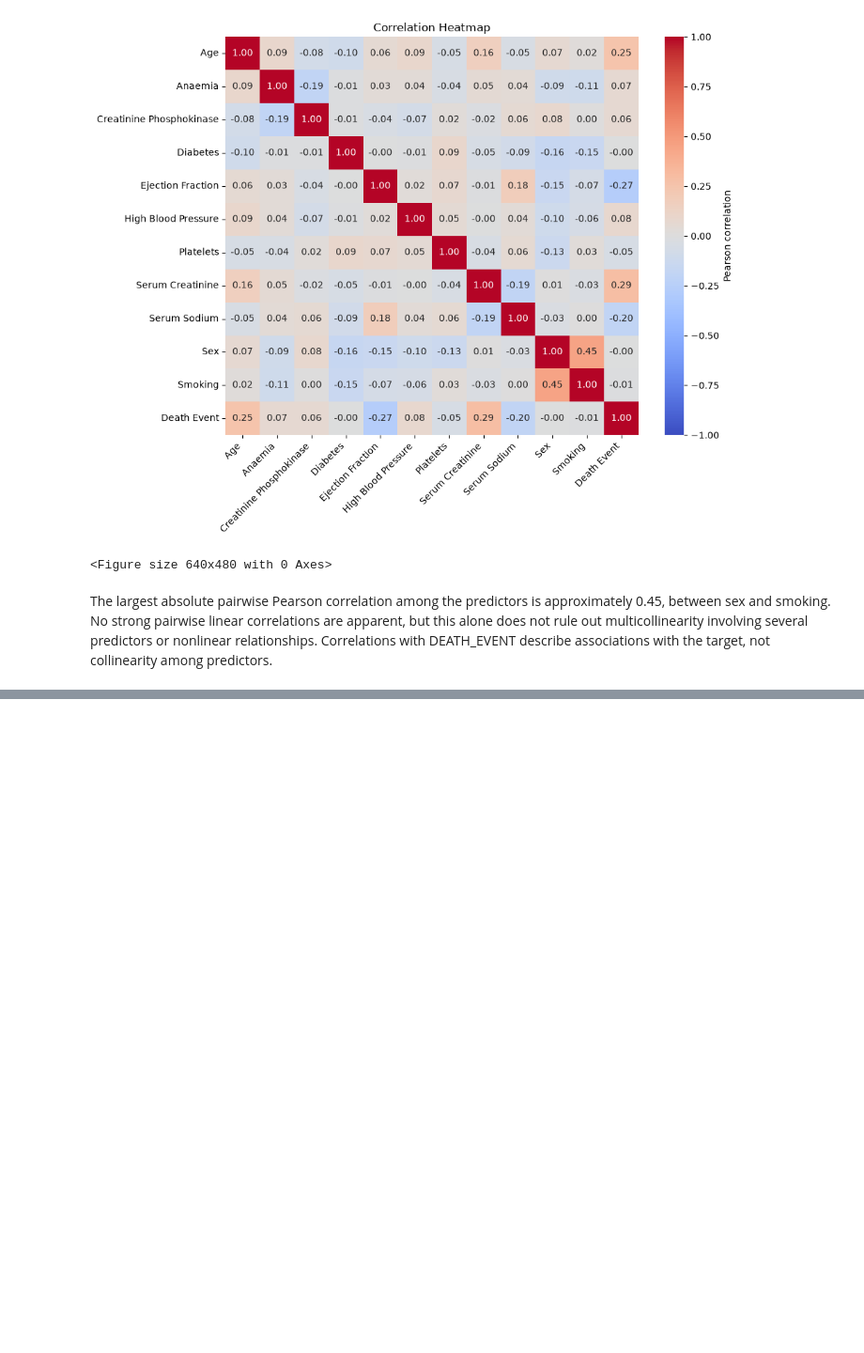
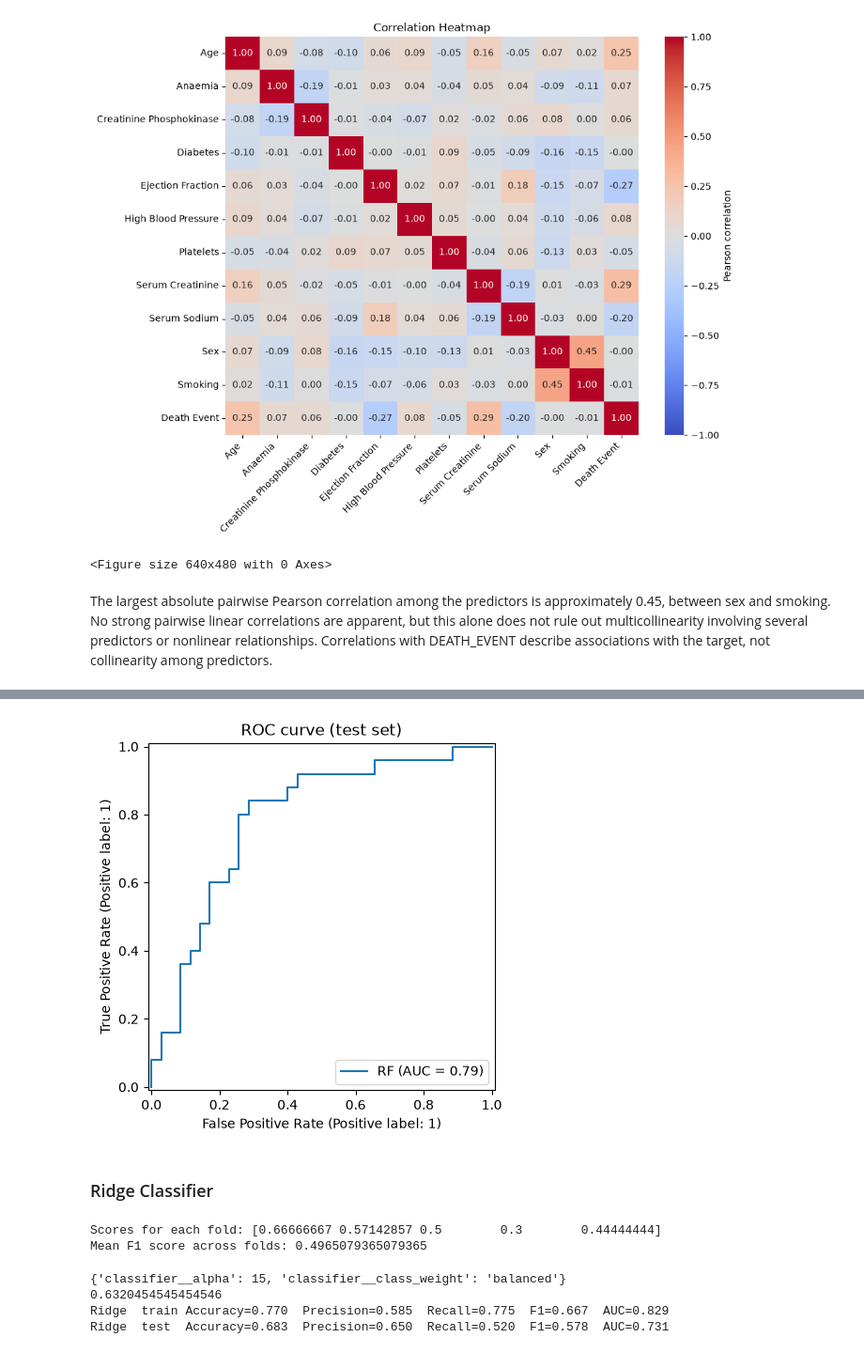
Before and after one commit to jettquitteau/heart_disease_prediction, a Jupyter notebook: heart-disease-pipeline.ipynb, the cells around one changed output, grey strips where cells are left out. Shown at 94% size. Saved outputs shown, nothing was run; the diff lists cells and outputs as text; code cells hidden in the pictures; blank space fills up the shorter version.

```diff
--- a/heart-disease-pipeline.ipynb
+++ b/heart-disease-pipeline.ipynb
@@ -346,0 +435,38 @@ The largest absolute pairwise Pearson correlation among the predictors is approx
+# %%
+RocCurveDisplay.from_estimator(rfgrid, X_test, y_test, name="RF")
+plt.title("ROC curve (test set)")
+plt.show()
+# %% [output]
+[figure, added]
+# %% [markdown]
+### Ridge Classifier
+# %%
+ridgepipe = Pipeline([
+    ('scaler', StandardScaler()),
+    ('classifier', RidgeClassifier(random_state=42))
+])
+
+cv = StratifiedKFold(n_splits=5, shuffle=True, random_state=42)
+scores = cross_val_score(ridgepipe, X_train, y_train, cv=cv, scoring="f1")
+print(f"Scores for each fold: {scores}")
+print(f"Mean F1 score across folds: {scores.mean()}")
+# %% [output]
+Scores for each fold: [0.66666667 0.57142857 0.5        0.3        0.44444444]
+Mean F1 score across folds: 0.4965079365079365
+# %%
+param_grid = {
+    "classifier__alpha": [0.1, 1, 5, 10, 15, 20],
+    "classifier__class_weight": [None, "balanced"],
+}
+
+ridgegrid = GridSearchCV(ridgepipe, param_grid, cv=StratifiedKFold(5, shuffle=True, random_state=42), scoring="f1")
+
+ridgegrid.fit(X_train, y_train)
+print(ridgegrid.best_params_)
+print(ridgegrid.best_score_)
+report("Ridge", ridgegrid)
+# %% [output]
+{'classifier__alpha': 15, 'classifier__class_weight': 'balanced'}
+0.6320454545454546
+Ridge  train Accuracy=0.770  Precision=0.585  Recall=0.775  F1=0.667  AUC=0.829
+Ridge  test  Accuracy=0.683  Precision=0.650  Recall=0.520  F1=0.578  AUC=0.731
```
Also changed, not shown: parts of 36 cells of this notebook, 1 other file.
